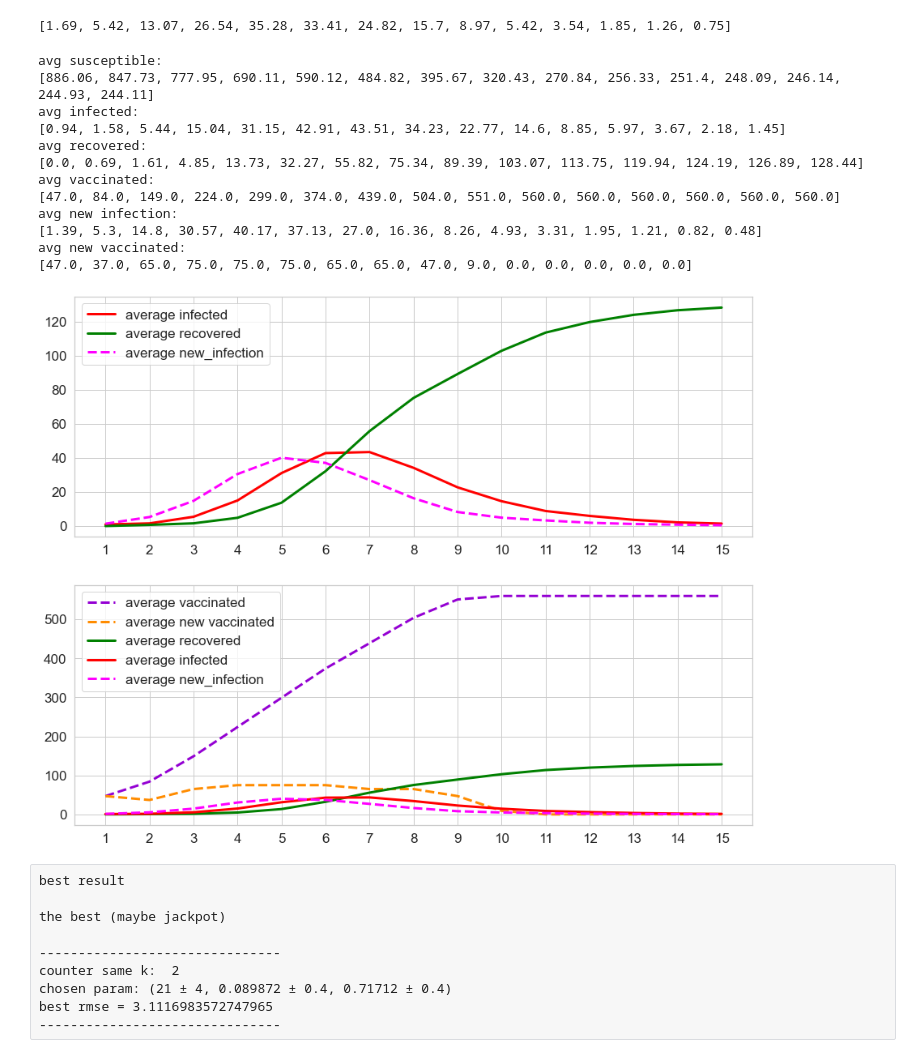
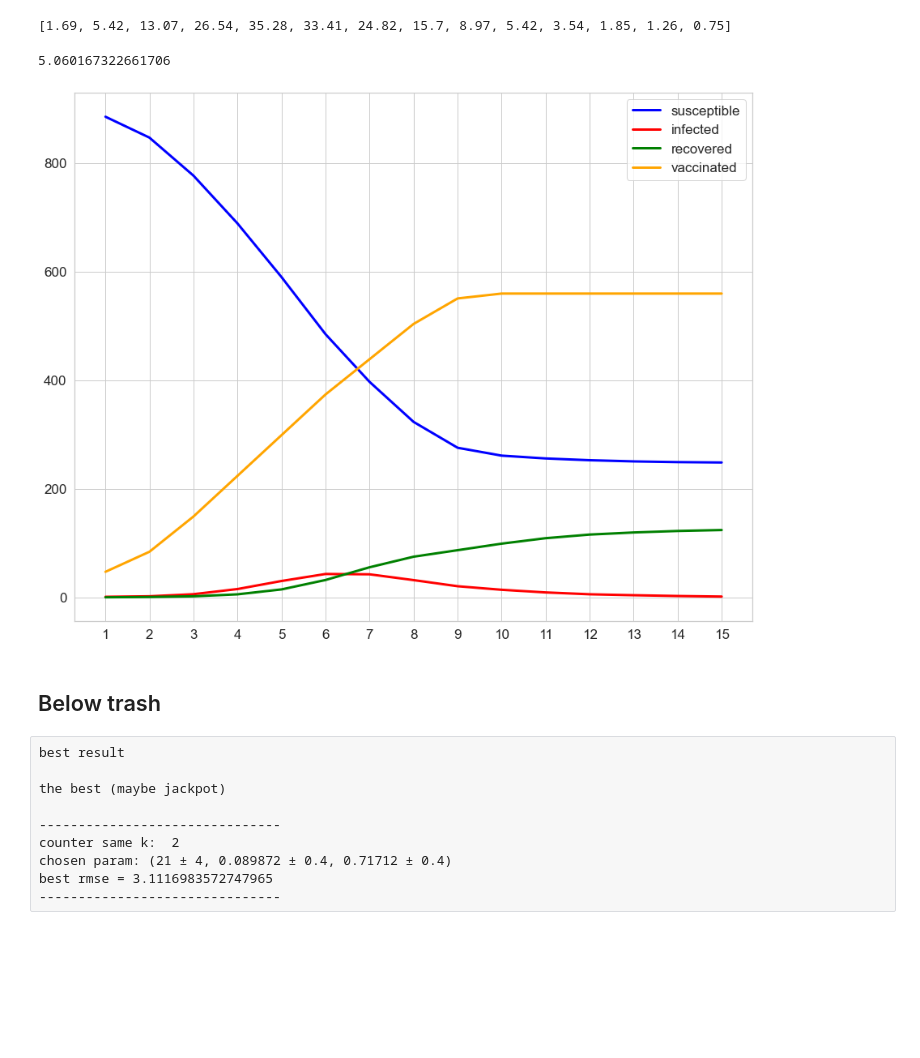
Before and after one commit to fabioeterno/Network_Homework, a Jupyter notebook: Homework3/Hw3.ipynb, the cells around one changed output. Drawn from its saved outputs; the diff is of its cells as text; code cells hidden in the pictures; blank space fills up the shorter version.

```diff
--- a/Homework3/Hw3.ipynb
+++ b/Homework3/Hw3.ipynb
@@ -231,9 +312,16 @@ avg new infection:
 # %% [markdown]
 ## Problem 1.2 - Preferential Attachment Random Graph
 # %%
+
 def create_random_graph(n=40, k=7):
+    node_colors = []
+    for i in range(k+1):
+        node_colors.append('lightblue')
 
     GPA = nx.complete_graph(k+1)
+
+    for i in GPA.edges():
+        GPA[i[0]][i[1]]['color'] = 'black'
 
     for node in range(k+1, n):
         if k % 2 == 1:
@@ -255,8 +343,13 @@ def create_random_graph(n=40, k=7):
         # add the new links
         for neigh in neighbors:
             GPA.add_edge(node,neigh)
+            GPA[node][neigh]['color'] = 'deeppink'
 
-    #nx.draw_circular(GPA, with_labels = True)
+        node_colors.append('orange')
+
+    edge_colors = [GPA[u][v]['color'] for u,v in GPA.edges()]
+    print(edge_colors)
+    nx.draw_circular(GPA, with_labels = True, font_color='black', edge_color=edge_colors, node_color=node_colors,node_size=4000, font_size=35, width=3, arrowsize=35)
     deg_PA = [d for n, d in GPA.degree()]
     #print()
     #print("number of nodes: ", len(GPA))
@@ -481,32 +563,49 @@ print(avg_new_infection[:-1])
 #To save: and store
 [1.69, 5.42, 13.07, 26.54, 35.28, 33.41, 24.82, 15.7, 8.97, 5.42, 3.54, 1.85, 1.26, 0.75]
 tmp = [1, 1.69, 5.42, 13.07, 26.54, 35.28, 33.41, 24.82, 15.7, 8.97, 5.42, 3.54, 1.85, 1.26, 0.75]
+# %%
+sqrt_diff = [(x-y)**2 for x,y in zip(true_infection,tmp)]
+rmse = (sum(sqrt_diff)/n_weeks)**0.5
+print(rmse)
+# %% [output]
+5.060167322661706
 # %%
 vax_campaign = [0, 5, 9, 16, 24, 32, 40, 47, 54, 59, 60, 60, 60, 60, 60, 60, 60]
 RG = create_random_graph(934, 21)
 (avg_susceptible, avg_infected, avg_recovered, avg_new_infection,
  avg_vaccinated, avg_new_vaccinated) = simulate_epidemics(RG,n_infected=1,
                                                           beta=0.089872, rho=0.71712,
                                                           n_weeks=15, n_simulation=100,
                                                           flg_vaccine = True,
                                                           vax_campaign = vax_campaign)
 
-epidemics_statistics(15, avg_susceptible, avg_infected, avg_recovered,
-                     avg_new_infection, avg_vaccinated, avg_new_vaccinated, flg_vaccine = True)
+fig, ax1= plt.subplots(1,1,figsize=(15,12))
+x = list(np.arange(1, 16))
+ax1.set_xticks(x)
+
+
+ax1.plot(x, avg_susceptible, label="susceptible", color = 'blue'
+         , linewidth=3)
+
+ax1.plot(x, avg_infected, label="infected", color = 'red'
+         , linewidth=3)
+
+ax1.plot(x, avg_recovered, label="recovered", color = 'green'
+         , linewidth=3)
+
+ax1.plot(x, avg_vaccinated, label="vaccinated", color = 'orange'
+         , linewidth=3)
+
+
+ax1.tick_params(axis='x', labelsize=17)
+ax1.tick_params(axis='y', labelsize=17)
+ax1.legend(fontsize=17)
+
+plt.show()
 # %% [output]
-avg susceptible:
-[886.06, 847.73, 777.95, 690.11, 590.12, 484.82, 395.67, 320.43, 270.84, 256.33, 251.4, 248.09, 246.14, 244.93, 244.11]
-avg infected:
-[0.94, 1.58, 5.44, 15.04, 31.15, 42.91, 43.51, 34.23, 22.77, 14.6, 8.85, 5.97, 3.67, 2.18, 1.45]
-avg recovered:
-[0.0, 0.69, 1.61, 4.85, 13.73, 32.27, 55.82, 75.34, 89.39, 103.07, 113.75, 119.94, 124.19, 126.89, 128.44]
-avg vaccinated:
-[47.0, 84.0, 149.0, 224.0, 299.0, 374.0, 439.0, 504.0, 551.0, 560.0, 560.0, 560.0, 560.0, 560.0, 560.0]
-avg new infection:
-[1.39, 5.3, 14.8, 30.57, 40.17, 37.13, 27.0, 16.36, 8.26, 4.93, 3.31, 1.95, 1.21, 0.82, 0.48]
-avg new vaccinated:
-[47.0, 37.0, 65.0, 75.0, 75.0, 75.0, 65.0, 65.0, 47.0, 9.0, 0.0, 0.0, 0.0, 0.0, 0.0]
-[figure, old version]
+[figure, new version]
+# %% [markdown]
+## Below trash
 # %% [raw]
 best result
 
```
Also changed, not shown: parts of 12 cells of this notebook.
